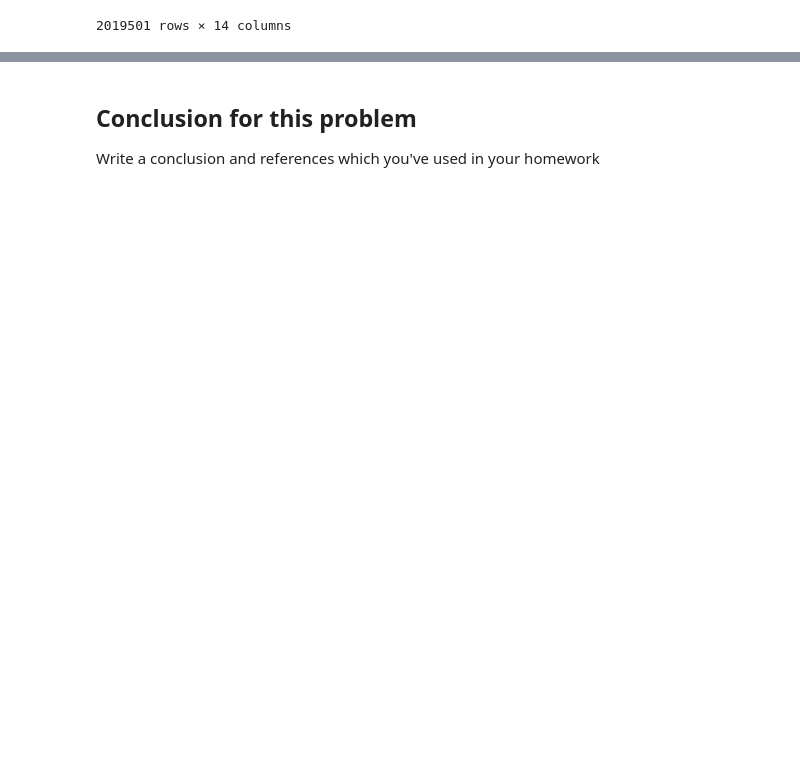
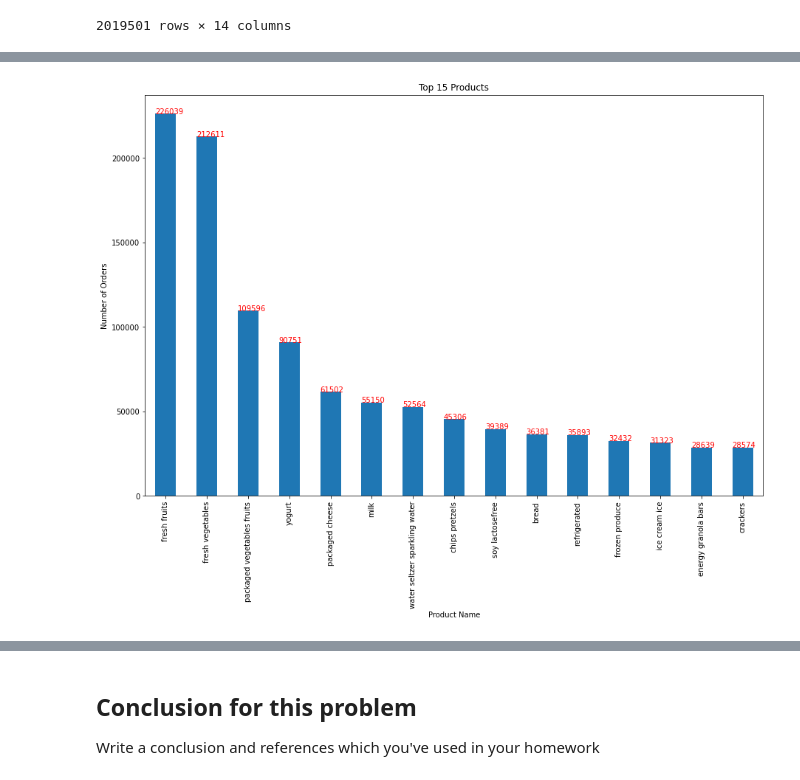
Before and after one commit to MohammadRouintan/Clustering-SuperMarket-Dataset-For-Predictive-Marketing, a Jupyter notebook: SuperMarket.ipynb, the cells around one changed output, grey strips where cells are left out. Saved outputs shown, nothing was run; the diff lists cells and outputs as text; code cells hidden in the pictures; blank space fills up the shorter version.

```diff
--- a/SuperMarket.ipynb
+++ b/SuperMarket.ipynb
@@ -283,0 +293,10 @@ sup_imputed
+# %%
+top_products = sup_imputed.groupby('product_name')['user_id'].count().sort_values(ascending=False).head(15)
+ax = top_products.plot(kind='bar', title='Top 15 Products', figsize=(15, 10))
+plt.xlabel('Product Name')
+plt.ylabel('Number of Orders')
+for i in ax.patches:
+    ax.text(i.get_x(), i.get_height()+60, str(round(i.get_height())), fontsize=10, color='red')
+plt.show()
+# %% [output]
+[figure, added]
```
Also changed, not shown: parts of 7 cells of this notebook.
